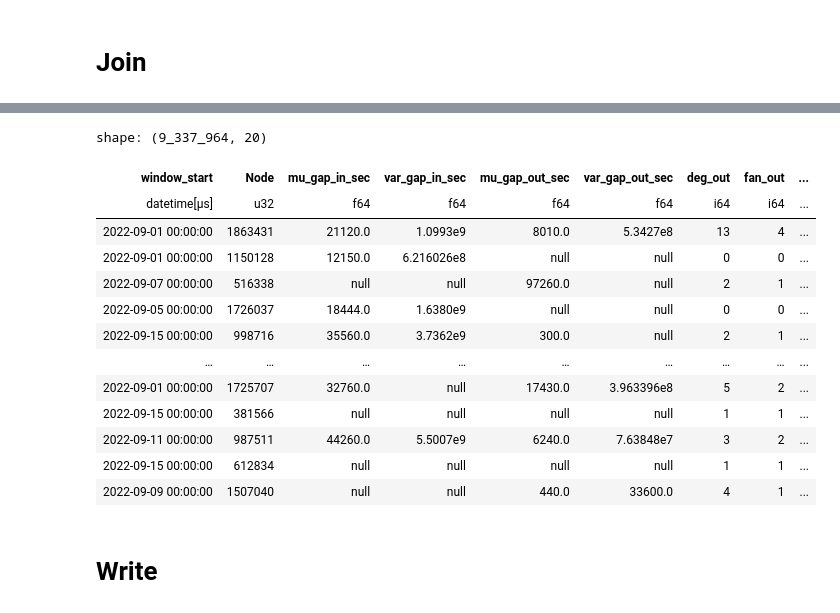
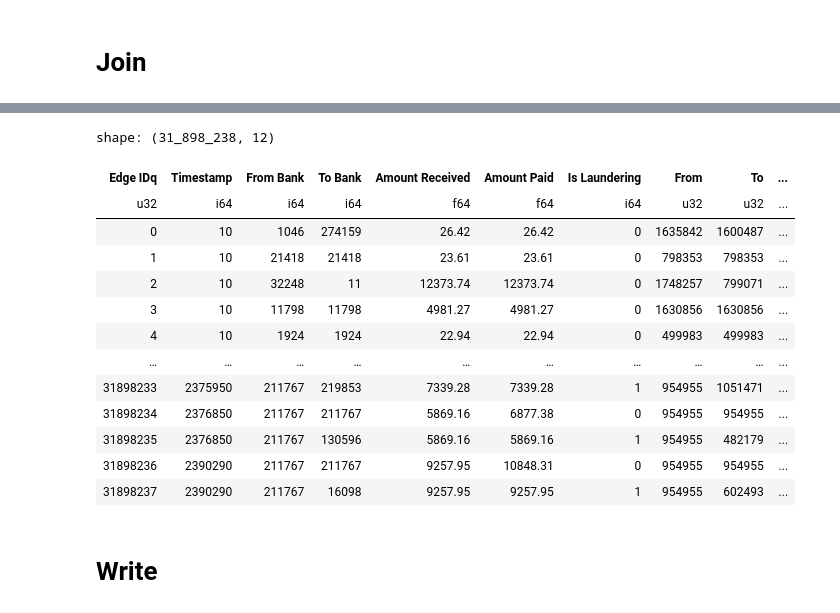
Before and after one commit to ignaciocunado/fin-pse, a Jupyter notebook: etl/transform.ipynb, the cells around one changed output, grey strips where cells are left out. Drawn from its saved outputs; the diff is of its cells as text; code cells hidden in the pictures.

Commit message:
fear: Convert all strings to ints, add node ids and edge ids

```diff
--- a/etl/transform.ipynb
+++ b/etl/transform.ipynb
@@ -47,13 +47,34 @@ nodes = (
     .with_row_index('Node ID')
 )
 
+payment_formats = (
+    trans
+    .select(pl.col('Payment Format'))
+    .unique()
+    .with_row_index('format_id')
+)
+
+currencies = (
+    trans
+    .select(pl.col('Receiving Currency').alias('Currency'))
+    .vstack(trans.select(pl.col('Payment Currency').alias('Currency')))
+    .unique()
+    .with_row_index('currency_id')
+)
+
 ssl = (
     trans.join(nodes, left_on='From', right_on='Acc')
     .join(nodes, left_on='To', right_on='Acc', suffix='_to')
-    .drop('From', 'To')
+    .join(payment_formats, on='Payment Format')
+    .join(currencies, left_on='Payment Currency', right_on='Currency')
+    .join(currencies, left_on='Receiving Currency', right_on='Currency', suffix='_to')
+    .drop('From', 'To', 'Payment Format', 'Payment Currency', 'Receiving Currency')
     .rename({
         'Node ID': 'From',
         'Node ID_to': 'To',
+        'format_id': 'Payment Format',
+        'currency_id': 'Payment Currency',
+        'currency_id_to': 'Receiving Currency',
     })
 )
 # %%
@@ -519,20 +555,31 @@ final = (
 # %%
-final
+trans = (
+    ssl.with_columns(
+        (pl.col("Timestamp") - pl.col("Timestamp").min())
+        .dt.total_seconds()
+        .cast(pl.Int64)
+        .add(10)
+        .alias("Timestamp"),
+    )
+    .sort("Timestamp")
+    .with_row_index("Edge IDq")
+)
+trans
 # %% [output]
-shape: (9_337_964, 20)
+shape: (31_898_238, 12)
-| window_start | Node | mu_gap_in_sec | var_gap_in_sec | mu_gap_out_sec | var_gap_out_sec | deg_out | fan_out | ... |
-| datetime[μs] | u32 | f64 | f64 | f64 | f64 | i64 | i64 | ... |
-| 2022-09-01 00:00:00 | 1863431 | 21120.0 | 1.0993e9 | 8010.0 | 5.3427e8 | 13 | 4 | ... |
-| 2022-09-01 00:00:00 | 1150128 | 12150.0 | 6.216026e8 | null | null | 0 | 0 | ... |
-| 2022-09-07 00:00:00 | 516338 | null | null | 97260.0 | null | 2 | 1 | ... |
-| 2022-09-05 00:00:00 | 1726037 | 18444.0 | 1.6380e9 | null | null | 0 | 0 | ... |
-| 2022-09-15 00:00:00 | 998716 | 35560.0 | 3.7362e9 | 300.0 | null | 2 | 1 | ... |
-| … | … | … | … | … | … | … | … | ... |
-| 2022-09-01 00:00:00 | 1725707 | 32760.0 | null | 17430.0 | 3.963396e8 | 5 | 2 | ... |
-| 2022-09-15 00:00:00 | 381566 | null | null | null | null | 1 | 1 | ... |
-| 2022-09-11 00:00:00 | 987511 | 44260.0 | 5.5007e9 | 6240.0 | 7.63848e7 | 3 | 2 | ... |
-| 2022-09-15 00:00:00 | 612834 | null | null | null | null | 1 | 1 | ... |
-| 2022-09-09 00:00:00 | 1507040 | null | null | 440.0 | 33600.0 | 4 | 1 | ... |
+| Edge IDq | Timestamp | From Bank | To Bank | Amount Received | Amount Paid | Is Laundering | From | To | ... |
+| u32 | i64 | i64 | i64 | f64 | f64 | i64 | u32 | u32 | ... |
+| 0 | 10 | 1046 | 274159 | 26.42 | 26.42 | 0 | 1635842 | 1600487 | ... |
+| 1 | 10 | 21418 | 21418 | 23.61 | 23.61 | 0 | 798353 | 798353 | ... |
+| 2 | 10 | 32248 | 11 | 12373.74 | 12373.74 | 0 | 1748257 | 799071 | ... |
+| 3 | 10 | 11798 | 11798 | 4981.27 | 4981.27 | 0 | 1630856 | 1630856 | ... |
+| 4 | 10 | 1924 | 1924 | 22.94 | 22.94 | 0 | 499983 | 499983 | ... |
+| … | … | … | … | … | … | … | … | … | ... |
+| 31898233 | 2375950 | 211767 | 219853 | 7339.28 | 7339.28 | 1 | 954955 | 1051471 | ... |
+| 31898234 | 2376850 | 211767 | 211767 | 5869.16 | 6877.38 | 0 | 954955 | 954955 | ... |
+| 31898235 | 2376850 | 211767 | 130596 | 5869.16 | 5869.16 | 1 | 954955 | 482179 | ... |
+| 31898236 | 2390290 | 211767 | 211767 | 9257.95 | 10848.31 | 0 | 954955 | 954955 | ... |
+| 31898237 | 2390290 | 211767 | 16098 | 9257.95 | 9257.95 | 1 | 954955 | 602493 | ... |
 # %% [markdown]
 # Write
 # %%
```
Also changed, not shown: parts of 11 cells of this notebook, 1 other file.
